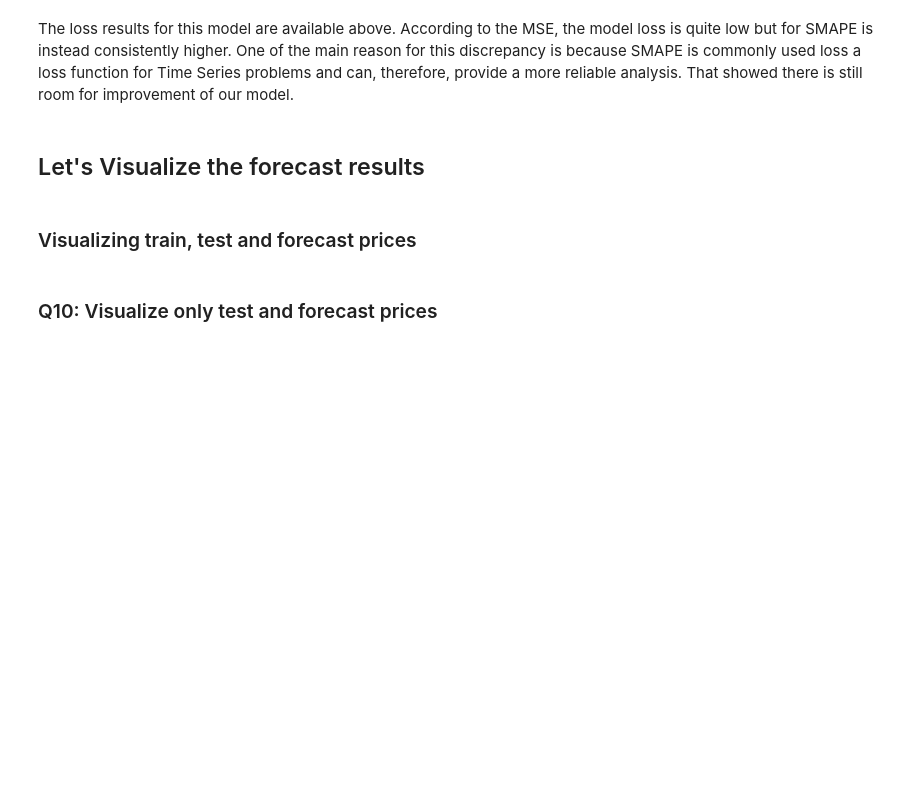
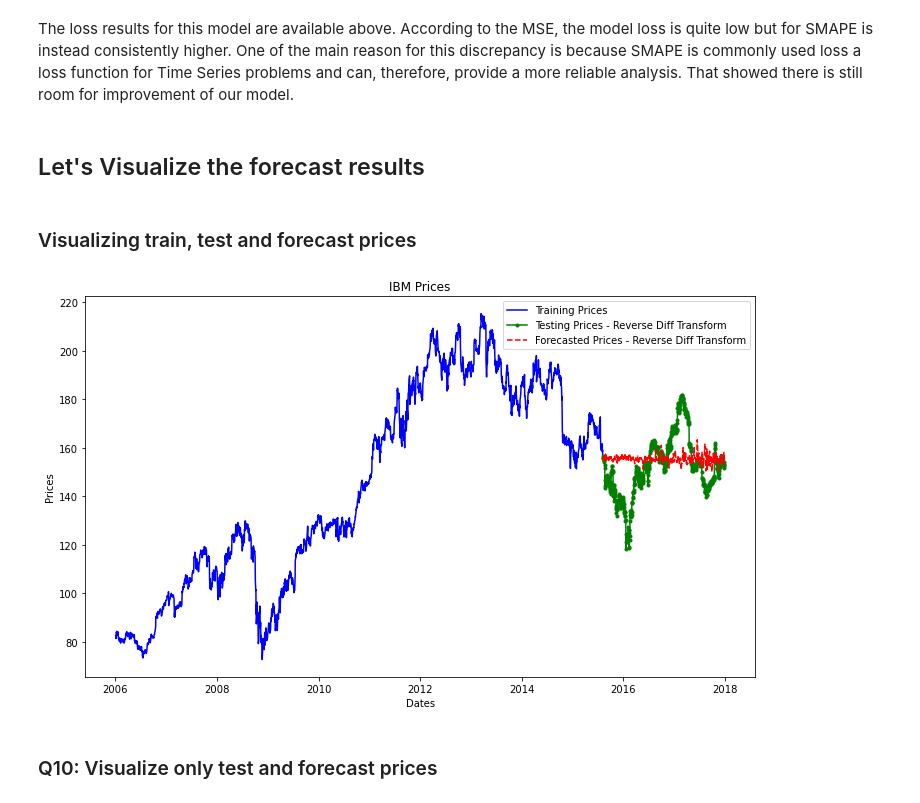
Before and after one commit to fshih1997/mec-mini-projects, a Jupyter notebook: mec-18.5.1-time-series-analysis-mini-project/Mini_Project_Time_Series_Forecasting.ipynb, the cells around one changed output. Cells and saved outputs as stored; diff of their text form; code cells hidden in the pictures; blank space fills up the shorter version.

```diff
--- a/mec-18.5.1-time-series-analysis-mini-project/Mini_Project_Time_Series_Forecasting.ipynb
+++ b/mec-18.5.1-time-series-analysis-mini-project/Mini_Project_Time_Series_Forecasting.ipynb
@@ -432,7 +432,7 @@ def smape_kun(y_true, y_pred):
 ### Q8: Difference the Test Series
 # %%
 test_series = test_data['Open']
-test_diff = <YOUR CODE HERE>
+test_diff =  test_data['Open'].diff(periods = 1)
 test_diff = test_diff.dropna(inplace = False)
 # %% [markdown]
 ### Q9: Train and Forecast using ARIMA Model by filling in the necessary blocks
@@ -444,0 +461,3 @@ from sklearn.metrics import mean_squared_error
+# %%
+for t in range(len(test_diff)):
+    print(t)
@@ -449,18 +486,16 @@ history = [x for x in train_diff]
 
 predictions = list()
 for t in range(len(test_diff)):
+#     # START_CODE_HERE - call the ARIMA Method with history and params
+    model = ARIMA(history,order = (5,1,0))# initialize the model with history and right order of parameters
+    model_fit = model.fit()  # fit the model
+#     # END_CODE_HERE
 
-    # START_CODE_HERE - call the ARIMA Method with history and params
-    model = <YOUR CODE HERE>  # initialize the model with history and right order of parameters
-    model_fit = <YOUR CODE HERE>  # fit the model
-    # END_CODE_HERE
-
-    output = <YOUR CODE HERE>  # use forecast on the fitted model
-    yhat = output[0][0]
+    output = model_fit.predict(start = t+1, end = t+2)  # use forecast on the fitted model
+    yhat = output[0]
     predictions.append(yhat)
-
     obs = test_diff[t]
     history.append(obs)
 
     if t % 100 == 0:
-      print('Test Series Point: {}\tPredicted={}, Expected={}'.format(t, yhat, obs))
+        print('Test Series Point: {}\tPredicted={}, Expected={}'.format(t, yhat, obs))
@@ -487,18 +536,20 @@ The loss results for this model are available above. According to the MSE, the m
 reverse_test_diff_series = pd.Series(reverse_test_diff)
 reverse_test_diff_series.index = test_series.index
 
-reverse_predictions_series = pd.Series(reverse_test_diff)
+reverse_predictions_series = pd.Series(reverse_predictions)
 reverse_predictions_series.index = test_series.index
 # %% [markdown]
 ### Visualizing train, test and forecast prices
 # %%
 plt.figure(figsize=(12,7))
 plt.title('IBM Prices')
 plt.xlabel('Dates')
 plt.ylabel('Prices')
 plt.plot(train_series, color='blue', label='Training Prices')
 plt.plot(reverse_test_diff_series, color='green', marker='.', label='Testing Prices - Reverse Diff Transform')
-plt.plot(reverse_test_diff_series, color='red', linestyle='--', label='Forecasted Prices - Reverse Diff Transform')
+plt.plot(reverse_predictions_series, color='red', linestyle='--', label='Forecasted Prices - Reverse Diff Transform')
 plt.legend();
+# %% [output]
+[figure, added]
 # %% [markdown]
 ### Q10: Visualize only test and forecast prices
```
Also changed, not shown: parts of 36 cells of this notebook.
